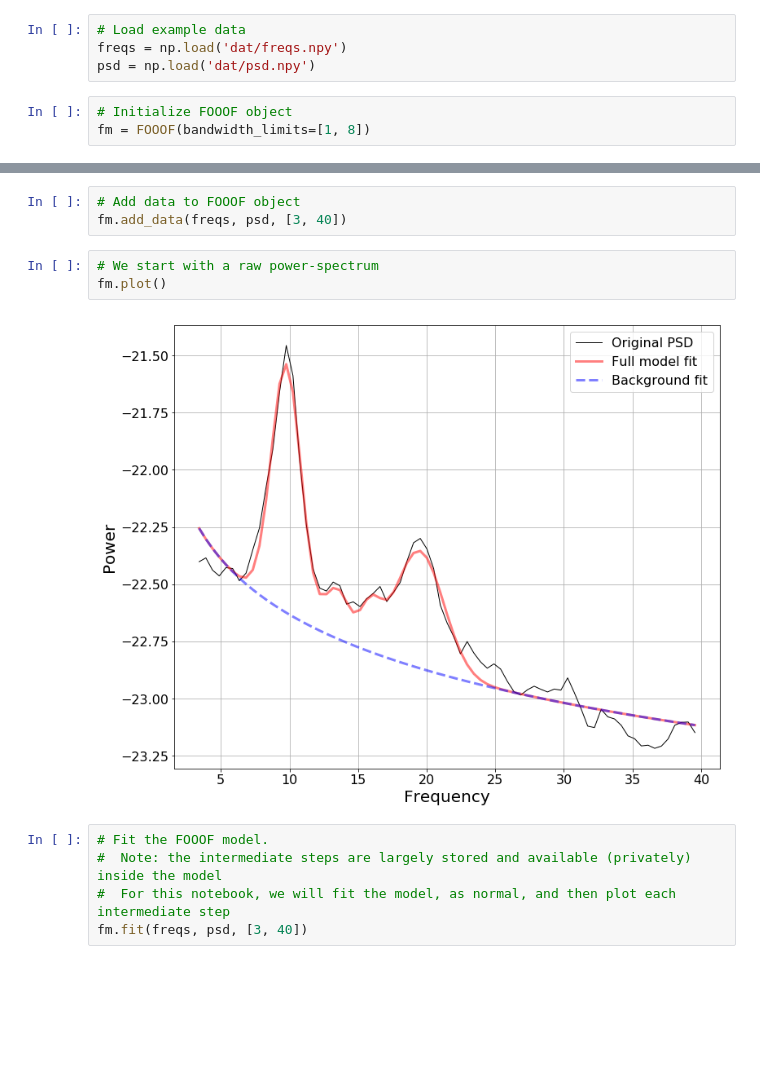
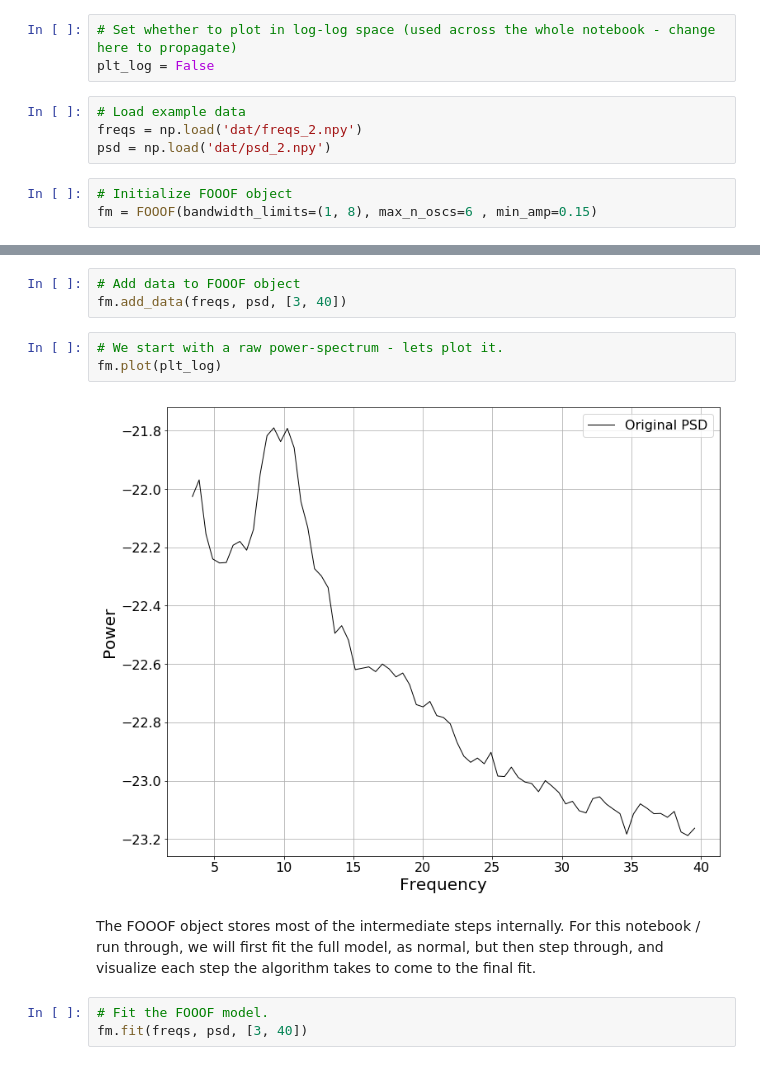
Before and after one commit to fooof-tools/fooof, a Jupyter notebook: tutorial/03-FOOOFAlgorithm.ipynb, the cells around one changed output, grey strips where cells are left out. Cells and saved outputs as stored; diff of their text form; blank space fills up the shorter version.

```diff
--- a/tutorial/03-FOOOFAlgorithm.ipynb
+++ b/tutorial/03-FOOOFAlgorithm.ipynb
@@ -18,25 +22,28 @@ from fooof import FOOOF
+# %%
+# Set whether to plot in log-log space (used across the whole notebook - change here to propagate)
+plt_log = False
 # %%
 # Load example data
-freqs = np.load('dat/freqs.npy')
-psd = np.load('dat/psd.npy')
+freqs = np.load('dat/freqs_2.npy')
+psd = np.load('dat/psd_2.npy')
 # %%
 # Initialize FOOOF object
-fm = FOOOF(bandwidth_limits=[1, 8])
+fm = FOOOF(bandwidth_limits=(1, 8), max_n_oscs=6 , min_amp=0.15)
 # %% [markdown]
 Note that data can be added to FOOF independent of fitting the model, and can then plot input data.
 # %%
 # Add data to FOOOF object
 fm.add_data(freqs, psd, [3, 40])
 # %%
-# We start with a raw power-spectrum
-fm.plot()
+# We start with a raw power-spectrum - lets plot it.
+fm.plot(plt_log)
 # %% [output]
-[figure, old version]
+[figure, new version]
-# %%
-# Fit the FOOOF model.
-#  Note: the intermediate steps are largely stored and available (privately) inside the model
-#  For this notebook, we will fit the model, as normal, and then plot each intermediate step
-fm.fit(freqs, psd, [3, 40])
+# %% [markdown]
+The FOOOF object stores most of the intermediate steps internally. For this notebook / run through, we will first fit the full model, as normal, but then step through, and visualize each step the algorithm takes to come to the final fit.
+# %%
+# Fit the FOOOF model.
+fm.fit(freqs, psd, [3, 40])
 # %%
 # Initial background fit (this recreates an initial fit that isn't ultimately stored in the FOOOF object)
 init_bg_fit = fm._create_bg_fit(fm.freqs, fm._clean_background_fit(fm.freqs, fm.psd))
```
Also changed, not shown: parts of 12 cells of this notebook.
